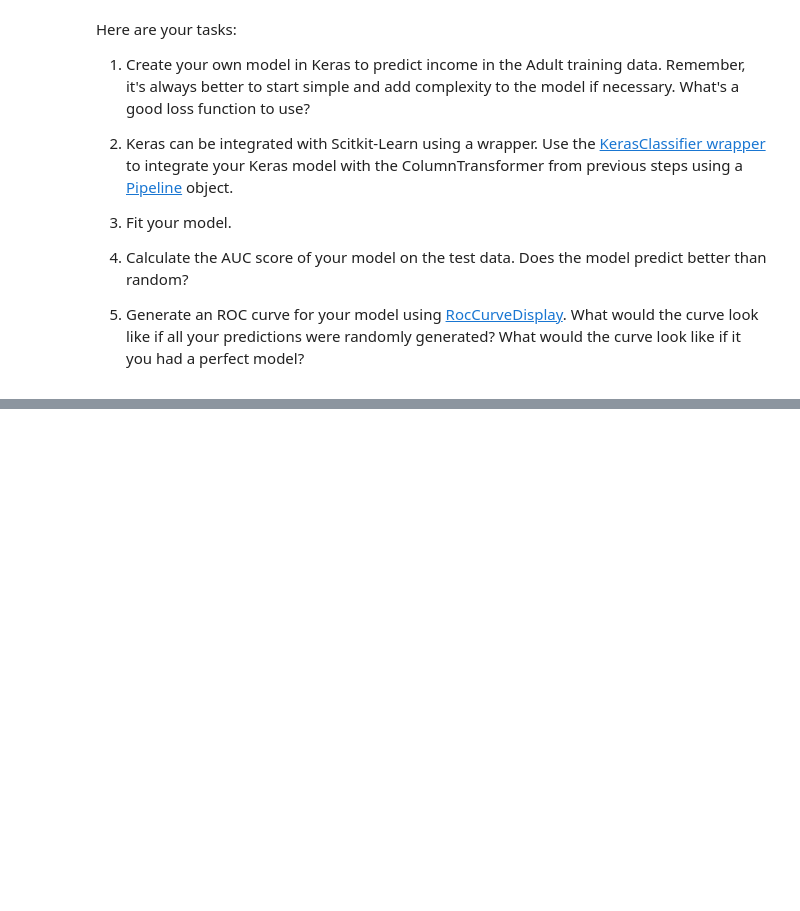
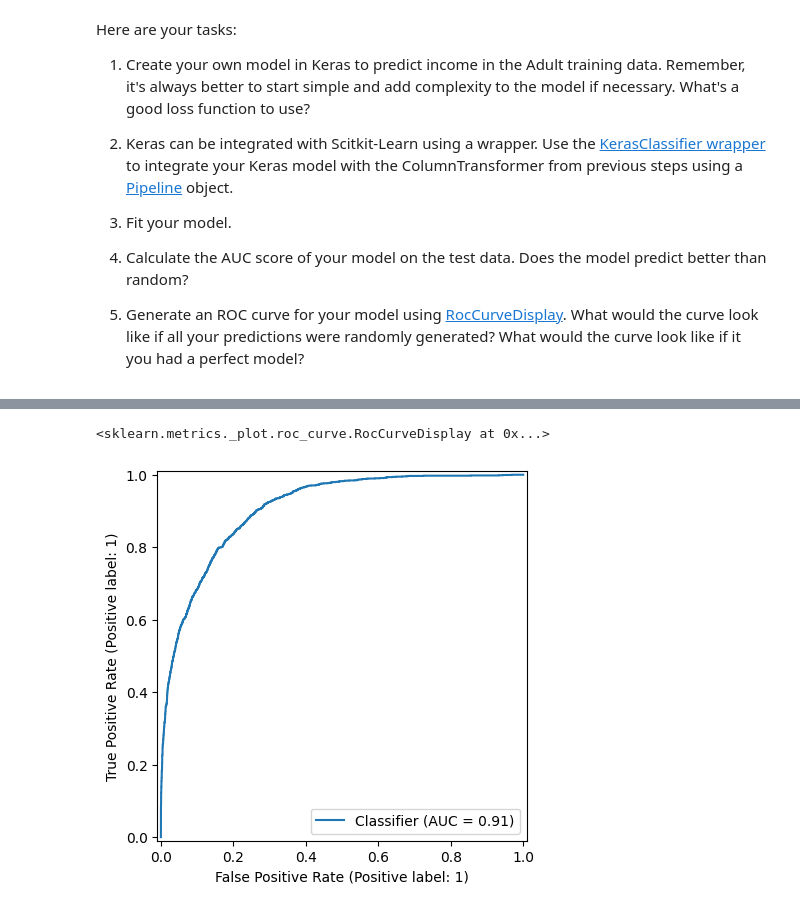
Before and after one commit to nicolas1428/skills-introduction-to-github, a Jupyter notebook: Student_MLE_MiniProject_Deep_Learning.ipynb, the cells around one changed output, grey strips where cells are left out. Saved outputs shown, nothing was run; the diff lists cells and outputs as text; code cells hidden in the pictures; blank space fills up the shorter version.

```diff
--- a/Student_MLE_MiniProject_Deep_Learning.ipynb
+++ b/Student_MLE_MiniProject_Deep_Learning.ipynb
@@ -402,2 +429,5 @@ print(f"Random AUC Score: {majority_auc_score}")
 # %%
-RocCurveDisplay.from_predictions(y_test, probabilities)
+RocCurveDisplay.from_predictions(y_test, probabilities[:,1])
+# %% [output]
+<sklearn.metrics._plot.roc_curve.RocCurveDisplay at 0x...>
+[figure, added]
```
Also changed, not shown: parts of 5 cells of this notebook.
